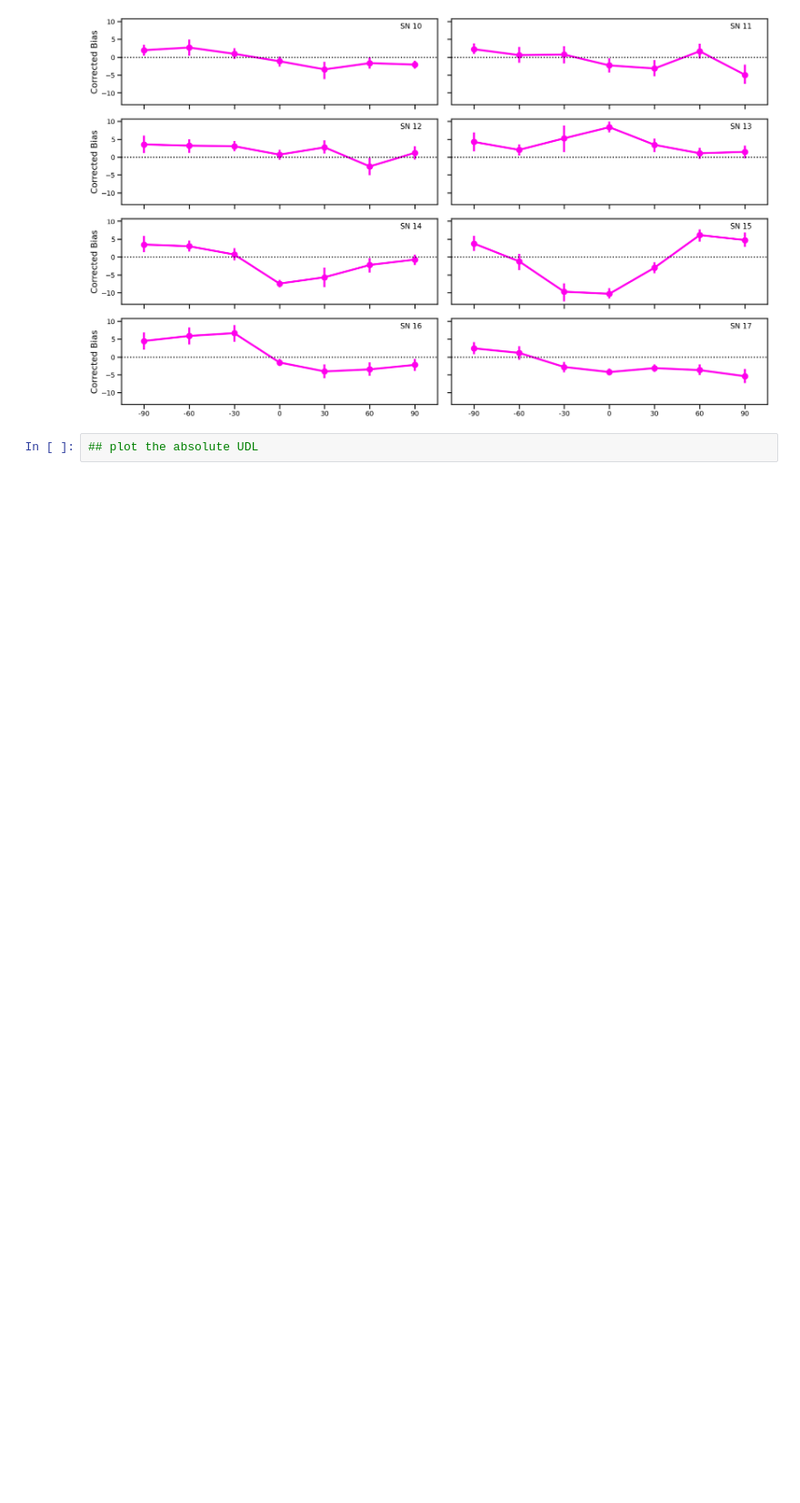
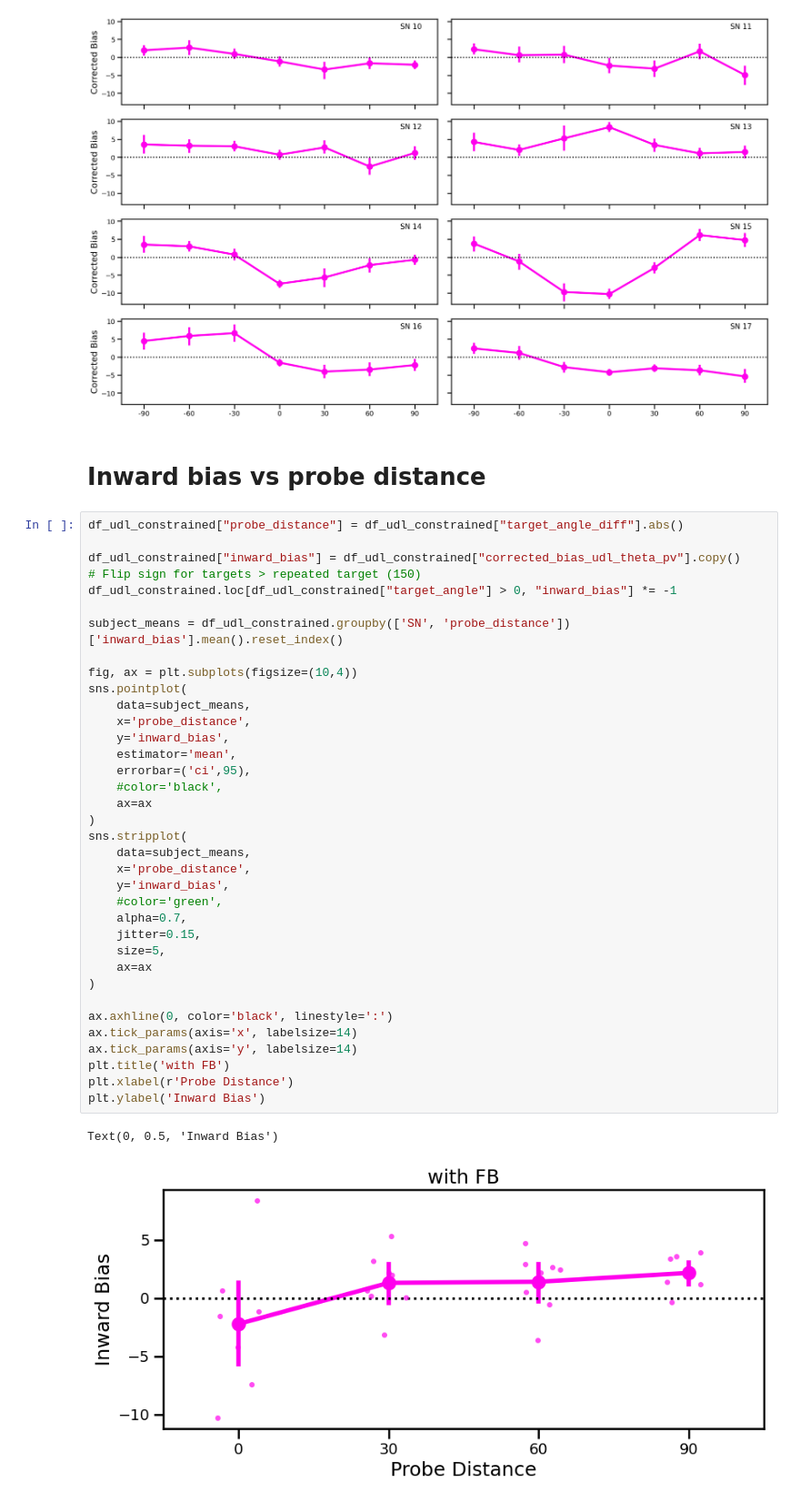
Before and after one commit to abbysun4/UDLR_study, a Jupyter notebook: UDLR_exp1/scripts/UDLR_analysis_SN10+.ipynb, the cells around one changed output. Shown at 91% size. Cells and saved outputs as stored; diff of their text form; blank space fills up the shorter version.

```diff
--- a/UDLR_exp1/scripts/UDLR_analysis_SN10+.ipynb
+++ b/UDLR_exp1/scripts/UDLR_analysis_SN10+.ipynb
@@ -452,5 +452,44 @@ plt.tight_layout()
 plt.show()
 # %% [output]
 [figure]
-# %%
-## plot the absolute UDL
+# %% [markdown]
+# Inward bias vs probe distance
+# %%
+df_udl_constrained["probe_distance"] = df_udl_constrained["target_angle_diff"].abs()
+
+df_udl_constrained["inward_bias"] = df_udl_constrained["corrected_bias_udl_theta_pv"].copy()
+# Flip sign for targets > repeated target (150)
+df_udl_constrained.loc[df_udl_constrained["target_angle"] > 0, "inward_bias"] *= -1
+
+subject_means = df_udl_constrained.groupby(['SN', 'probe_distance'])['inward_bias'].mean().reset_index()
+
+fig, ax = plt.subplots(figsize=(10,4))
+sns.pointplot(
+    data=subject_means,
+    x='probe_distance',
+    y='inward_bias',
+    estimator='mean',
+    errorbar=('ci',95),
+    #color='black',
+    ax=ax
+)
+sns.stripplot(
+    data=subject_means,
+    x='probe_distance',
+    y='inward_bias',
+    #color='green',
+    alpha=0.7,
+    jitter=0.15,
+    size=5,
+    ax=ax
+)
+
+ax.axhline(0, color='black', linestyle=':')
+ax.tick_params(axis='x', labelsize=14)
+ax.tick_params(axis='y', labelsize=14)
+plt.title('with FB')
+plt.xlabel(r'Probe Distance')
+plt.ylabel('Inward Bias')
+# %% [output]
+Text(0, 0.5, 'Inward Bias')
+[figure, added]
```
Also changed, not shown: parts of 2 cells of this notebook.
